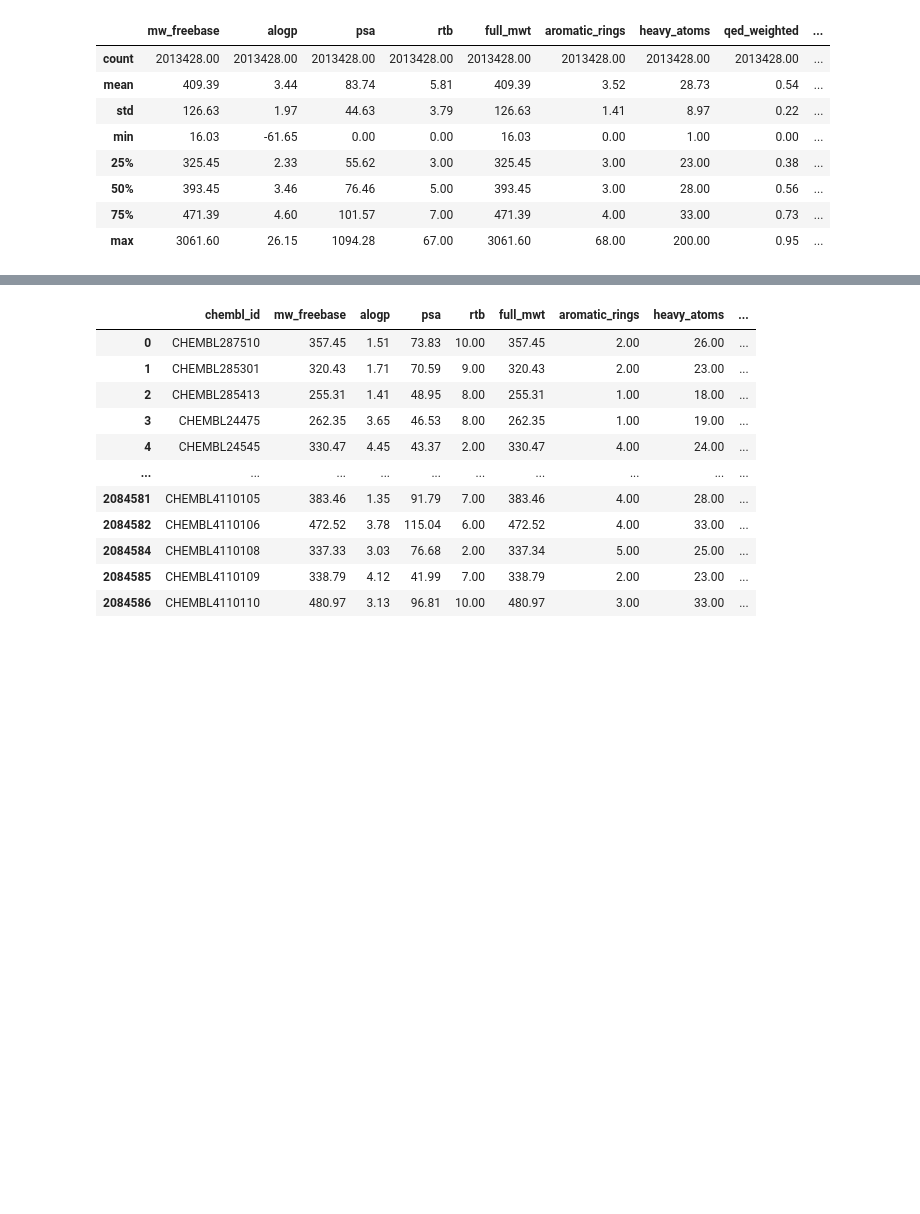
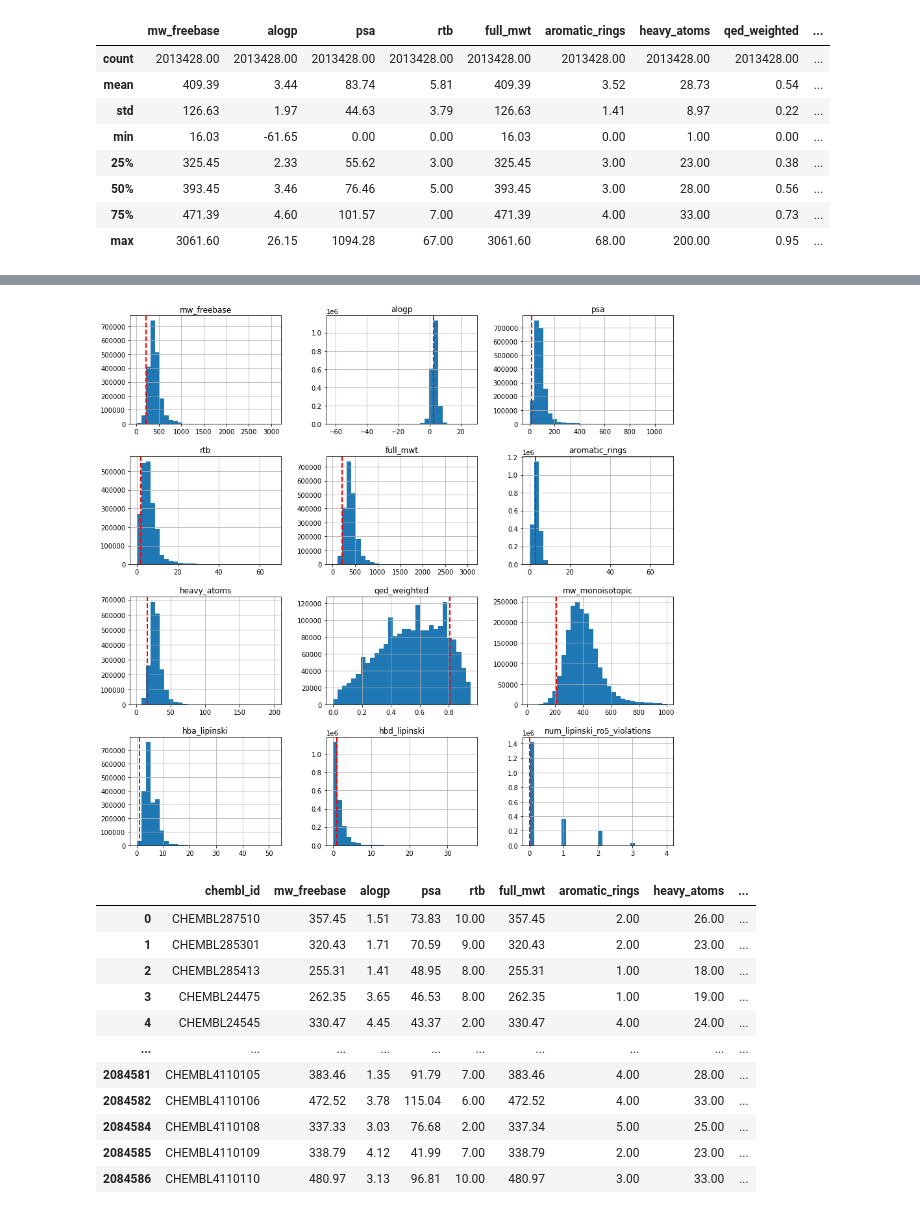
Before and after one commit to alverad-katsuro/chembl_analyser, a Jupyter notebook: cruzipain/analise_dados_att.ipynb, the cells around one changed output, grey strips where cells are left out. Saved outputs shown, nothing was run; the diff lists cells and outputs as text; code cells hidden in the pictures; blank space fills up the shorter version.

Commit message:
Add histograma

```diff
--- a/cruzipain/analise_dados_att.ipynb
+++ b/cruzipain/analise_dados_att.ipynb
@@ -48,3 +35,7 @@ df.describe()
 | 50% | 393.45 | 3.46 | 76.46 | 5.00 | 393.45 | 3.00 | 28.00 | 0.56 | ... |
 | 75% | 471.39 | 4.60 | 101.57 | 7.00 | 471.39 | 4.00 | 33.00 | 0.73 | ... |
 | max | 3061.60 | 26.15 | 1094.28 | 67.00 | 3061.60 | 68.00 | 200.00 | 0.95 | ... |
+# %%
+target = df.query("canonical_smiles == 'c1c[nH]c(CN2CCc3ccccc3C2)c1'").to_dict('record')
+# %%
+target = target[0]
@@ -50,0 +60,8 @@ df.describe()
+# %%
+axes = df.hist(bins=30,figsize=(15,15))
+for i, ax in enumerate(axes.flatten()):
+    title = ax.title.__dict__["_text"]
+    if title:
+        ax.axvline(x=target[title], color='r', linestyle='dashed', linewidth=2)
+# %% [output]
+[figure, added]
```
Also changed, not shown: parts of 6 cells of this notebook.
